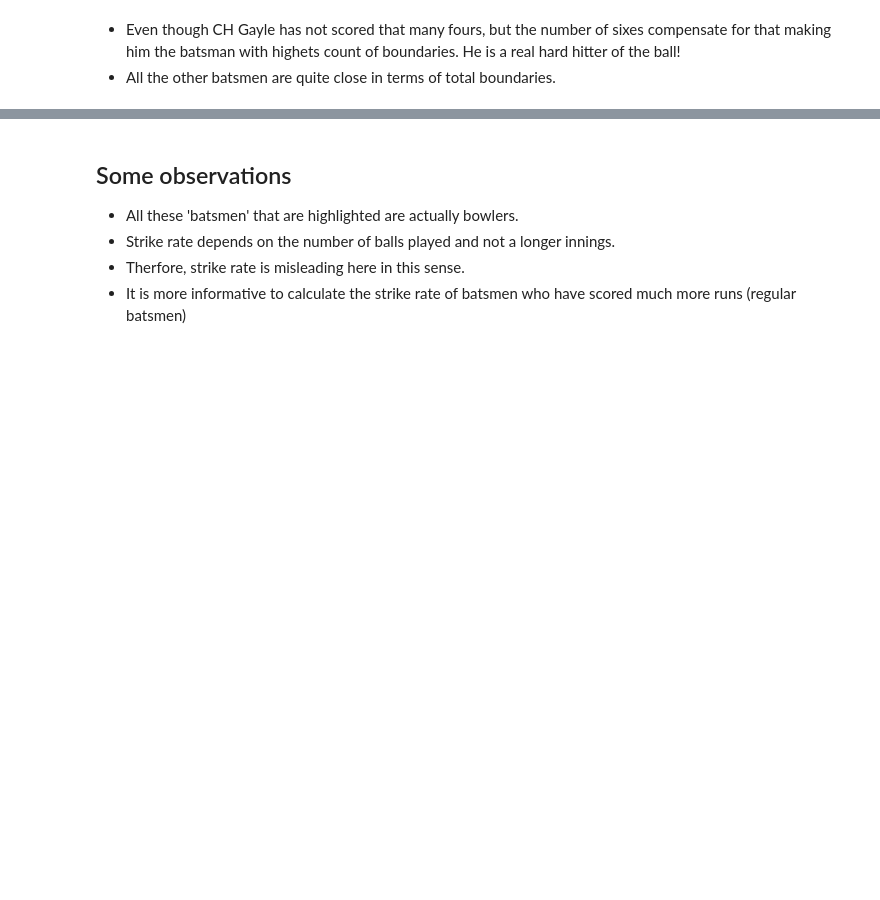
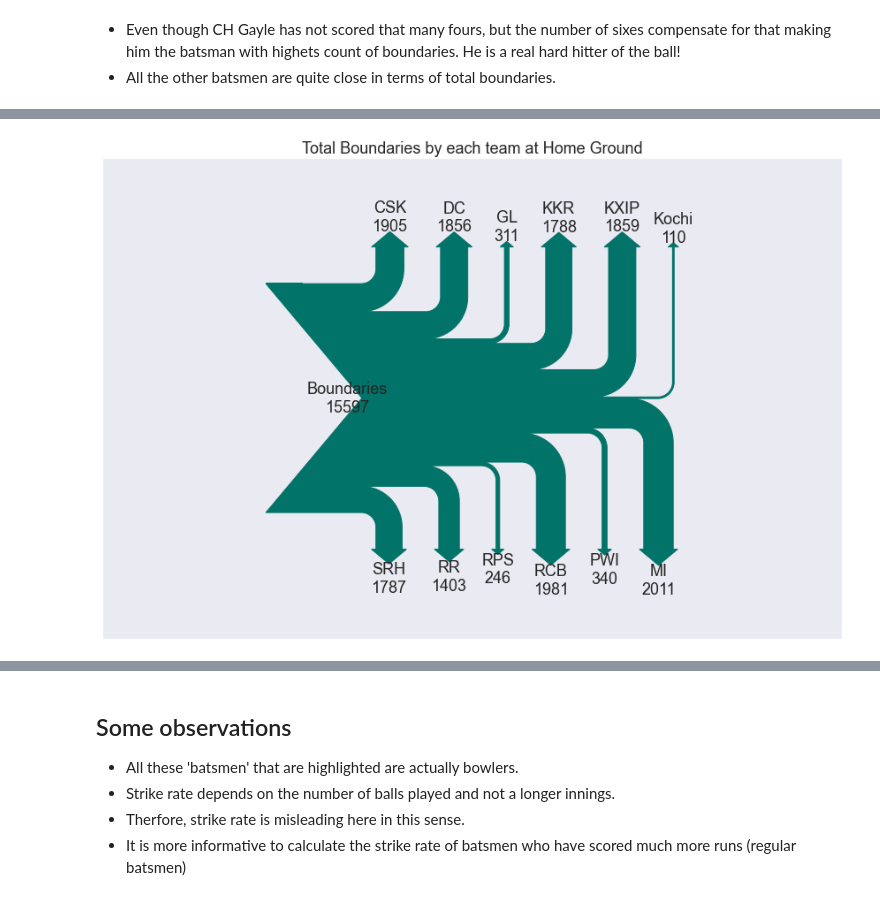
Before and after one commit to umesh-gattem/IPL-D-VIZ, a Jupyter notebook: project/notebook_files/Data_visualization_project_murtaza.ipynb, the cells around one changed output, grey strips where cells are left out. Saved outputs shown, nothing was run; the diff lists cells and outputs as text; code cells hidden in the pictures; blank space fills up the shorter version.

```diff
--- a/project/notebook_files/Data_visualization_project_murtaza.ipynb
+++ b/project/notebook_files/Data_visualization_project_murtaza.ipynb
@@ -244,0 +272,5 @@ NameError: name 'top_10_boundaries' is not defined
+# %%
+flows = [sum(boundaries_home)]
+for b in boundaries_home:
+    flows.append(-b)
+flows
@@ -244,0 +295,24 @@ NameError: name 'top_10_boundaries' is not defined
+# %%
+# plt.figure(figsize = (30, 5))
+# Sankey(flows=[total_fours, -1517, -1495, -222, -1404, -1377, -107, -1545, -355, -1506, -206, -1110],
+#        labels=['Fours', 'CSK', 'DC', 'KKR', 'KXIP', 'Kochi', 'MI', 'PWI', 'RCB', 'RPS', 'RR', 'SRH'],
+#        orientations=[0, 1, 1, 1, 1, 1, 1, -1, -1, -1, -1, 1], scale = 0.0001, offset=0.1).finish()
+# plt.title("The default settings produce a diagram like this.")
+# plt.figure(figsize = (30, 15))
+# plt.show()
+sns.set_theme(font_scale=1.5)
+fig = plt.figure(figsize=(15,10))
+ax = fig.add_subplot(1, 1, 1, xticks=[], yticks=[],
+                    title="Total Boundaries by each team at Home Ground")
+sankey = Sankey(ax=ax,
+                scale=0.0001,
+                offset= 0.1,
+                format = '%d')
+sankey.add(flows = flows,
+           labels = labels,
+           orientations=[0, 1, 1, 1, 1, 1, 1, -1, -1, -1, -1, -1, -1],#arrow directions
+           edgecolor = '#027368',
+           facecolor = '#027368')
+sankey.finish();
+# %% [output]
+[figure, added]
```
Also changed, not shown: parts of 32 cells of this notebook.
